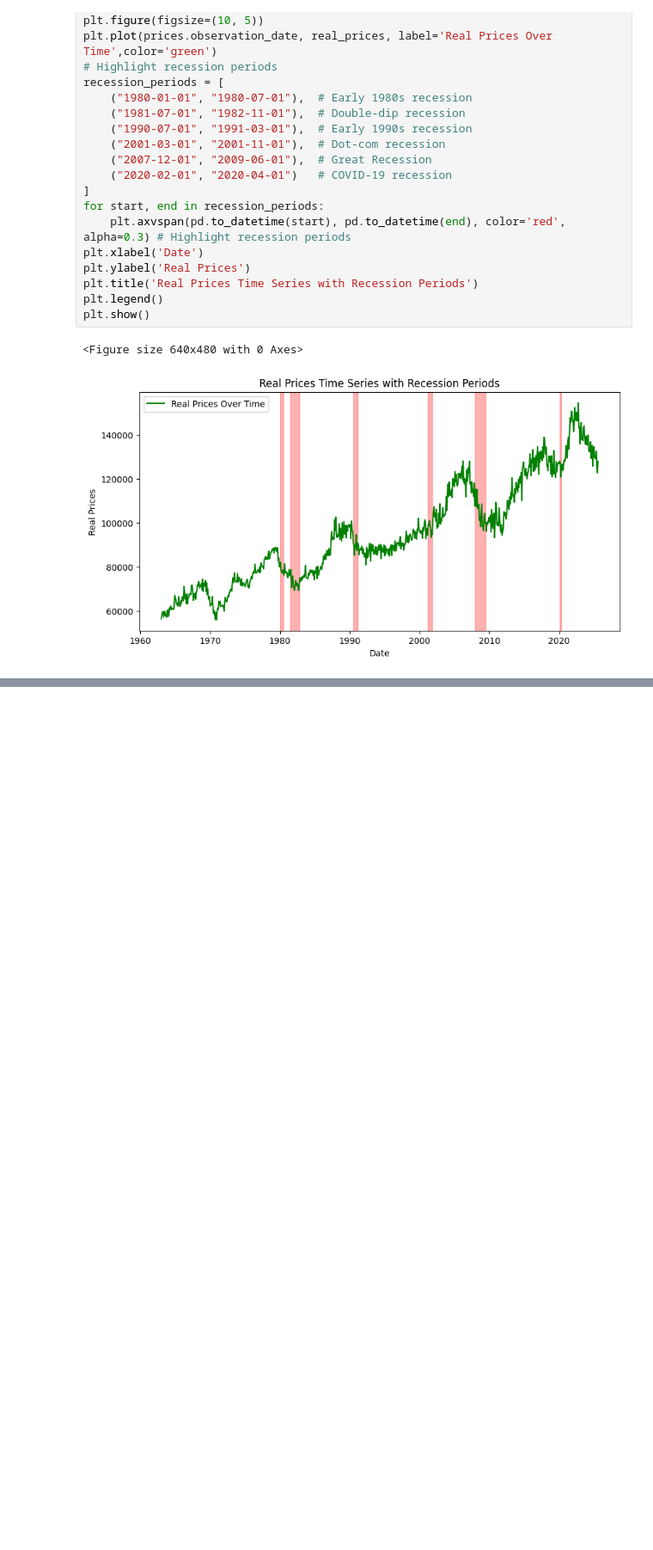
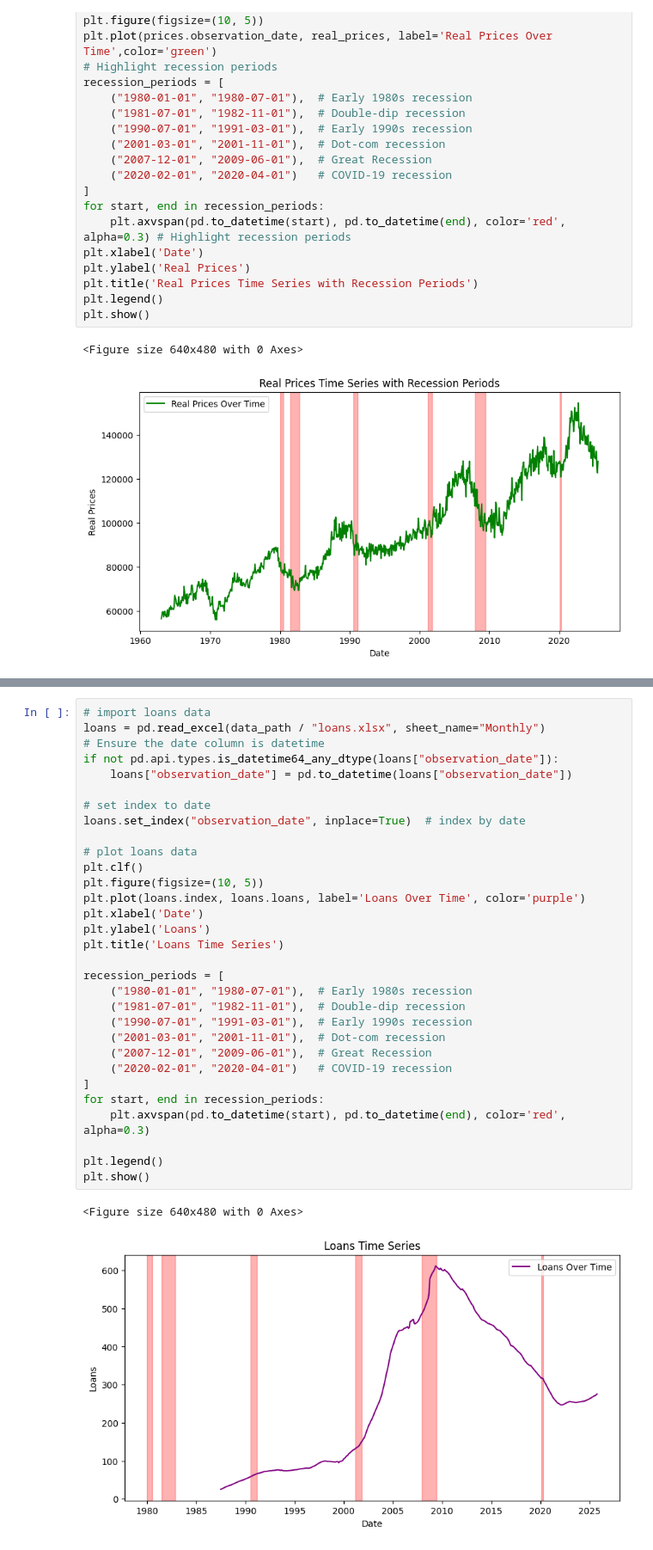
Before and after one commit to Zografska/housing-market-analysis, a Jupyter notebook: project.ipynb, the cells around one changed output, grey strips where cells are left out. Shown at 86% size. Drawn from its saved outputs; the diff is of its cells as text; blank space fills up the shorter version.

```diff
--- a/project.ipynb
+++ b/project.ipynb
@@ -251,0 +266,34 @@ Best lag by R²: 9 (R² = 0.9807)
+# %%
+# import loans data
+loans = pd.read_excel(data_path / "loans.xlsx", sheet_name="Monthly")
+# Ensure the date column is datetime
+if not pd.api.types.is_datetime64_any_dtype(loans["observation_date"]):
+    loans["observation_date"] = pd.to_datetime(loans["observation_date"])
+
+# set index to date
+loans.set_index("observation_date", inplace=True)  # index by date
+
+# plot loans data
+plt.clf()
+plt.figure(figsize=(10, 5))
+plt.plot(loans.index, loans.loans, label='Loans Over Time', color='purple')
+plt.xlabel('Date')
+plt.ylabel('Loans')
+plt.title('Loans Time Series')
+
+recession_periods = [
+    ("1980-01-01", "1980-07-01"),  # Early 1980s recession
+    ("1981-07-01", "1982-11-01"),  # Double-dip recession
+    ("1990-07-01", "1991-03-01"),  # Early 1990s recession
+    ("2001-03-01", "2001-11-01"),  # Dot-com recession
+    ("2007-12-01", "2009-06-01"),  # Great Recession
+    ("2020-02-01", "2020-04-01")   # COVID-19 recession
+]
+for start, end in recession_periods:
+    plt.axvspan(pd.to_datetime(start), pd.to_datetime(end), color='red', alpha=0.3)
+
+plt.legend()
+plt.show()
+# %% [output]
+<Figure size 640x480 with 0 Axes>
+[figure, added]
```
Also changed, not shown: parts of 29 cells of this notebook, 19 other files.
